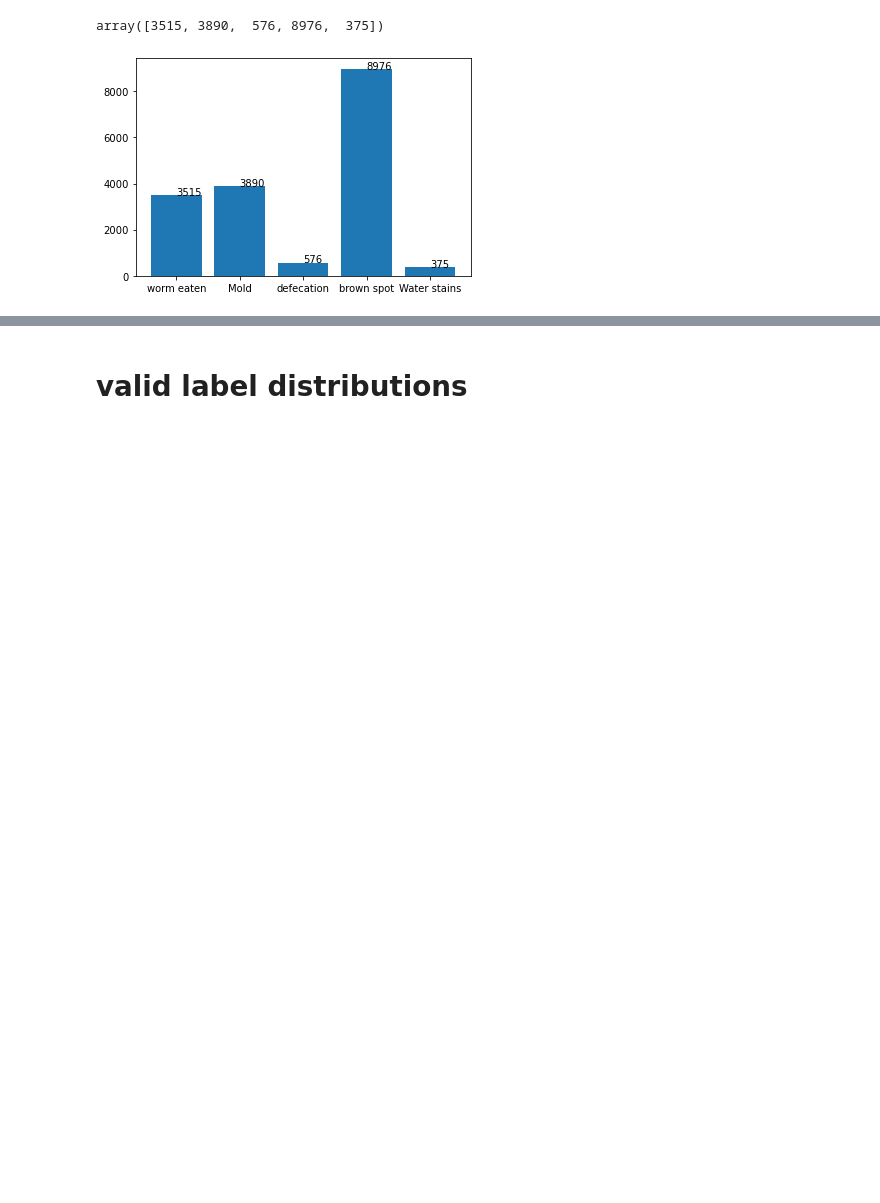
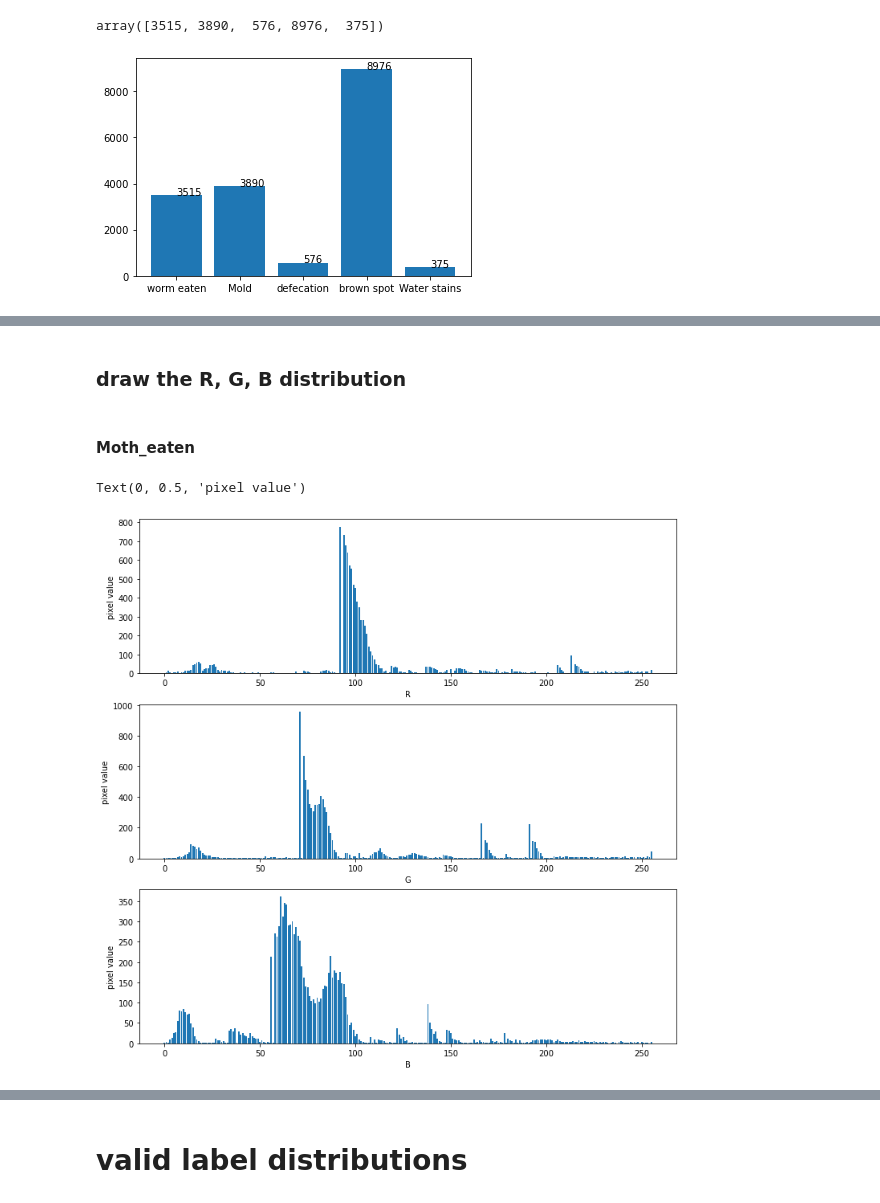
Before and after one commit to jefffang19/nmtl_deterioration_detect, a Jupyter notebook: data_analysis.ipynb, the cells around one changed output, grey strips where cells are left out. Saved outputs shown, nothing was run; the diff lists cells and outputs as text; code cells hidden in the pictures; blank space fills up the shorter version.

Commit message:
Add some class pixel value distributions

```diff
--- a/data_analysis.ipynb
+++ b/data_analysis.ipynb
@@ -49,7 +49,7 @@ array([ 7931,  6798,   949, 16891,   582])
 # bbox width & height (mean, std)
 
 for i in range(5):
-    dist = [*(np.array(bbox_wh[str(i)])*608).mean(axis=0), *(np.array(bbox_wh[str(i)])*608).std(axis=0)]
+    dist = [*(np.array(bbox_wh[str(i)])*416).mean(axis=0), *(np.array(bbox_wh[str(i)])*416).std(axis=0)]
     print('class {} :\tw = {}(+-{}), h = {}(+-{})'.format(classes[i], dist[0], dist[2], dist[1], dist[3]))
 # %% [output]
 class worm eaten :      w = 6.43184862640271(+-11.843007558113435), h = 9.19338408977457(+-14.77052846617445)
@@ -136,0 +143,5 @@ for index, data in enumerate(cal):
+# %%
+# define r, g, b bins
+r_bin = np.zeros((5, 256))
+g_bin = np.zeros((5, 256))
+b_bin = np.zeros((5, 256))
@@ -136,0 +195,23 @@ for index, data in enumerate(cal):
+# %% [markdown]
+### draw the R, G, B distribution
+# %% [markdown]
+#### Moth_eaten
+# %%
+plt.figure(figsize=(12,12))
+plt.subplot(3, 1, 1)
+plt.bar(np.arange(256), r_bin[0])
+plt.xlabel('R')
+plt.ylabel('pixel value')
+
+plt.subplot(3, 1, 2)
+plt.bar(np.arange(256), g_bin[0])
+plt.xlabel('G')
+plt.ylabel('pixel value')
+
+plt.subplot(3, 1, 3)
+plt.bar(np.arange(256), b_bin[0])
+plt.xlabel('B')
+plt.ylabel('pixel value')
+# %% [output]
+Text(0, 0.5, 'pixel value')
+[figure, added]
```
Also changed, not shown: parts of 35 cells of this notebook.
